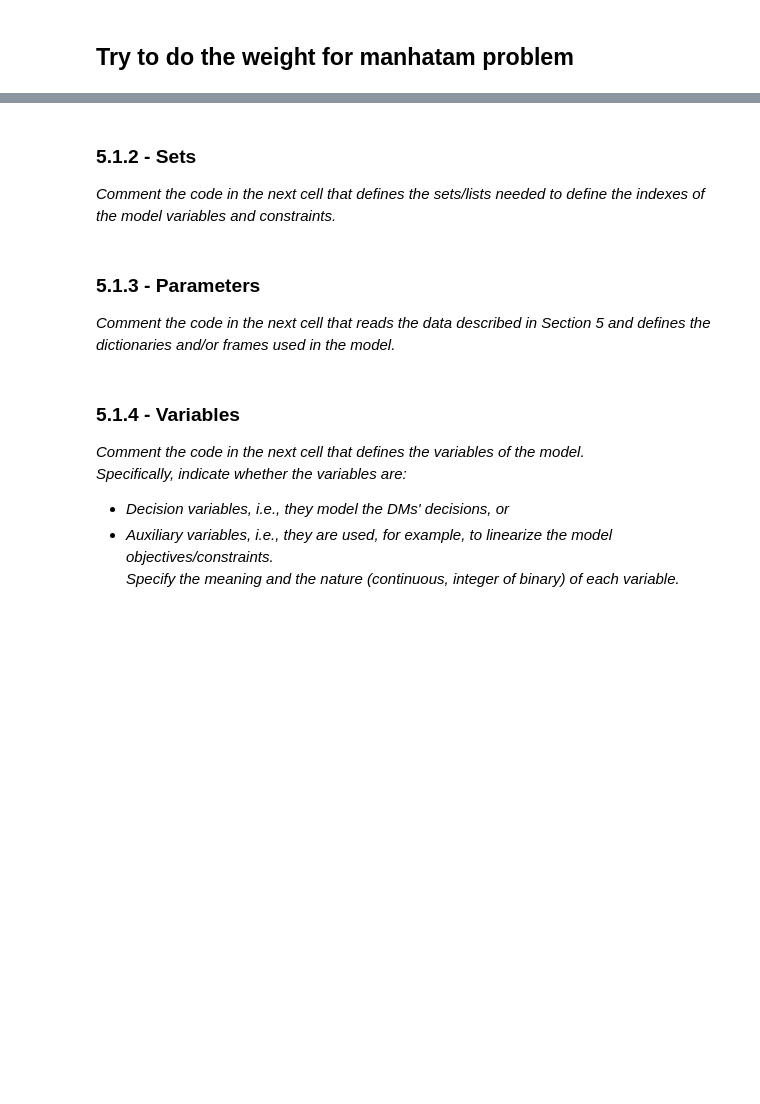
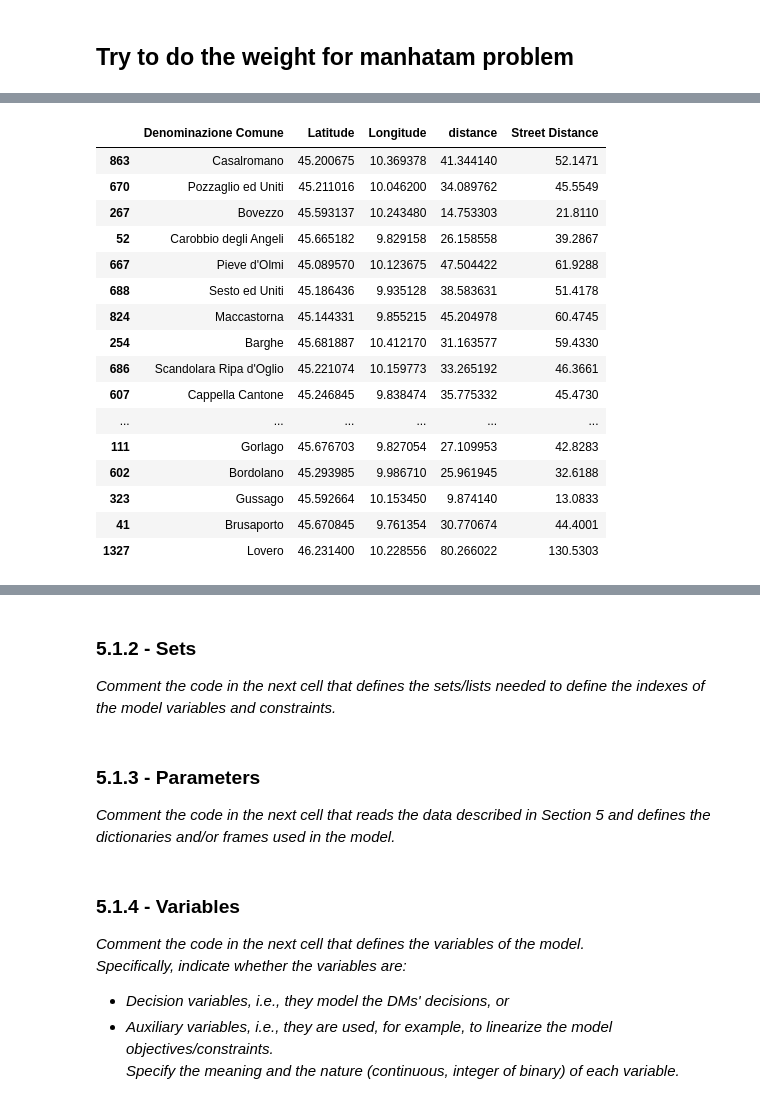
Before and after one commit to LoreJob/Logistic-Problem-Walmart, a Jupyter notebook: Pyomo Model/ProjectTemplate.ipynb, the cells around one changed output, grey strips where cells are left out. Saved outputs shown, nothing was run; the diff lists cells and outputs as text; code cells hidden in the pictures; blank space fills up the shorter version.

Commit message:
5.1.1 Find the weight for calculate a correct distance

```diff
--- a/Pyomo Model/ProjectTemplate.ipynb
+++ b/Pyomo Model/ProjectTemplate.ipynb
@@ -708,7 +708,8 @@ total_ebitda_from_comuni = ebitda[varj_index]
 total_ebitda_from_comuni.name = "ebitda"
 distance_from_store = distances_matrix[varj_index-1]
 distance_from_store.name = "distance"
-df_ter.iloc[stores_to_open[varj_index]].join(total_ebitda_from_comuni).join(distance_from_store).sort_values(by = "ebitda", ascending = False)
+df_prova = df_ter.iloc[stores_to_open[varj_index]].join(total_ebitda_from_comuni).join(distance_from_store).sort_values(by = "ebitda", ascending = False)
+df_prova
 # %% [output]
 |  | PROVINCE | Denominazione Comune | Popolazione al 1° gennaio - Totale | Latitude | Longitude | ebitda | distance |
 | 271 | Brescia | Brescia | 197304 | 45.541281 | 10.211064 | 5.657547e+06 | 9.896430 |
@@ -730,9 +731,10 @@ df_ter.iloc[stores_to_open[varj_index]].join(total_ebitda_from_comuni).join(dist
 # %% [markdown]
 ## Try to do the weight for manhatam problem
 # %%
-little_com = df_ter.sample(n = 100)
-little_com = little_com[["Denominazione Comune", "Latitude", "Longitude"]]
+little_com = df_prova.sample(n = 40)
+little_com = little_com[["Denominazione Comune", "Latitude", "Longitude", "distance"]]
 
 
-little_ter = df_prop.sample(n = 25)
-little_ter = little_ter[["Title", "Latitude", "Longitude"]]
+little_ter = pd.DataFrame(data= {"Title" : ["Via Casaglia, 25039 Travagliato BS"],
+              "Latitude" : [45.516099],
+              "Longitude" : [10.089211]})
@@ -845,0 +741,76 @@ distances_df
+# %%
+import pandas as pd
+import requests
+
+def get_street_distance(origin_lat, origin_lon, dest_lat, dest_lon):
+    # OpenRouteService Directions API endpoint
+    url = "https://api.openrouteservice.org/v2/directions/driving-car"
+
+
+    api_key = "5b3ce3597851110001cf624825d9da2162264e588872207f3b9fbe46"
+
+    # Request headers
+    headers = {
+        "Accept": "application/json, application/geo+json, application/gpx+xml, img/png; charset=utf-8",
+        "Authorization": api_key
+    }
+
+    # Request parameters
+    params = {
+        "coordinates": [[origin_lon, origin_lat], [dest_lon, dest_lat]],
+        "units": "m",
+        "language": "en",
+        "instructions": "false",
+        "preference": "recommended",
+        "options": {
+            "avoid_features": ["tollways", "ferries"]
+        }
+    }
+
+    try:
+        # Make the API request
+        response = requests.post(url, json=params, headers=headers)
+        data = response.json()
+
+        # Check if the request was successful and data is available
+        if response.status_code == 200 and "routes" in data and len(data["routes"]) > 0:
+            distance_meters = data["routes"][0]["summary"]["distance"]
+            distance_km = distance_meters / 1000  # Convert meters to kilometers
+            return distance_km
+        else:
+            # Handle error response or missing data
+            print("Error:", data)
+            return None
+    except Exception as e:
+        # Handle exceptions
+        print("Error:", e)
+        return None
+
+# Function to calculate street distance and return it
+def calculate_street_distance(row):
+    street_distance = get_street_distance(row['Latitude'], row['Longitude'], 45.516099, 10.089211)
+    return street_distance
+
+# Apply the function to each row in little_com and store the results in a new column
+little_com['Street Distance'] = little_com.apply(calculate_street_distance, axis=1)
+
+# Display only the 'Street Distance' column
+little_com
+# %% [output]
+|  | Denominazione Comune | Latitude | Longitude | distance | Street Distance |
+| 863 | Casalromano | 45.200675 | 10.369378 | 41.344140 | 52.1471 |
+| 670 | Pozzaglio ed Uniti | 45.211016 | 10.046200 | 34.089762 | 45.5549 |
+| 267 | Bovezzo | 45.593137 | 10.243480 | 14.753303 | 21.8110 |
+| 52 | Carobbio degli Angeli | 45.665182 | 9.829158 | 26.158558 | 39.2867 |
+| 667 | Pieve d'Olmi | 45.089570 | 10.123675 | 47.504422 | 61.9288 |
+| 688 | Sesto ed Uniti | 45.186436 | 9.935128 | 38.583631 | 51.4178 |
+| 824 | Maccastorna | 45.144331 | 9.855215 | 45.204978 | 60.4745 |
+| 254 | Barghe | 45.681887 | 10.412170 | 31.163577 | 59.4330 |
+| 686 | Scandolara Ripa d'Oglio | 45.221074 | 10.159773 | 33.265192 | 46.3661 |
+| 607 | Cappella Cantone | 45.246845 | 9.838474 | 35.775332 | 45.4730 |
+| ... | ... | ... | ... | ... | ... |
+| 111 | Gorlago | 45.676703 | 9.827054 | 27.109953 | 42.8283 |
+| 602 | Bordolano | 45.293985 | 9.986710 | 25.961945 | 32.6188 |
+| 323 | Gussago | 45.592664 | 10.153450 | 9.874140 | 13.0833 |
+| 41 | Brusaporto | 45.670845 | 9.761354 | 30.770674 | 44.4001 |
+| 1327 | Lovero | 46.231400 | 10.228556 | 80.266022 | 130.5303 |
```
Also changed, not shown: parts of 4 cells of this notebook.
